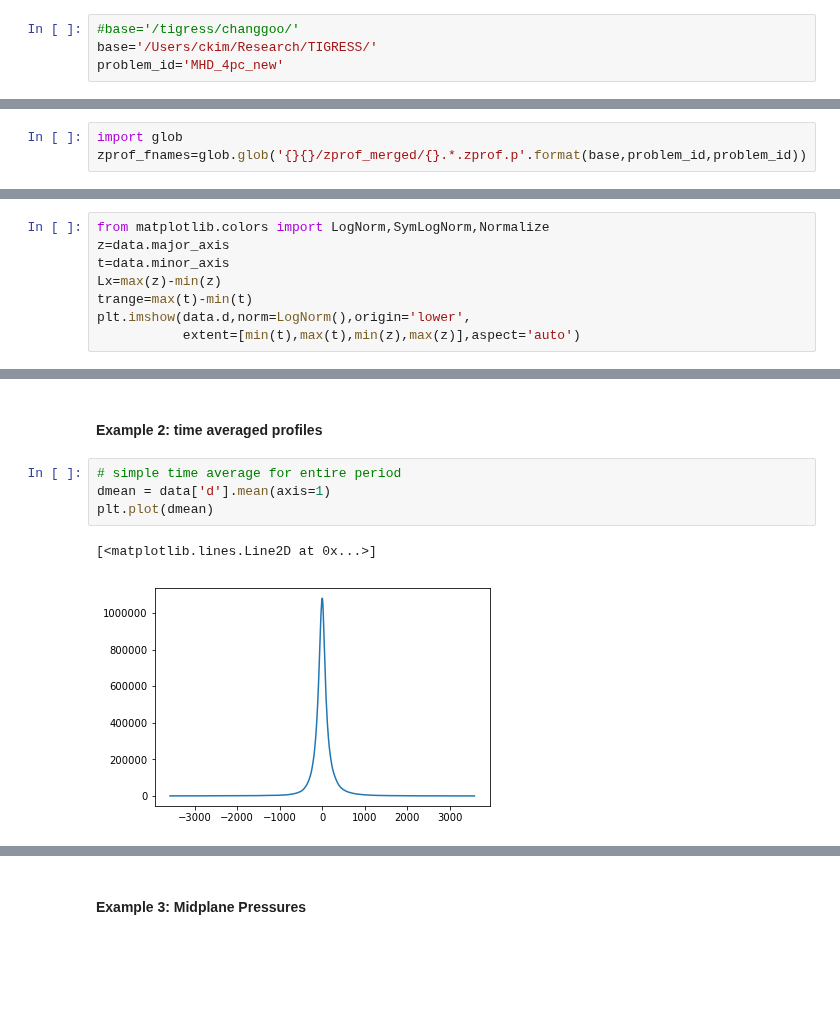
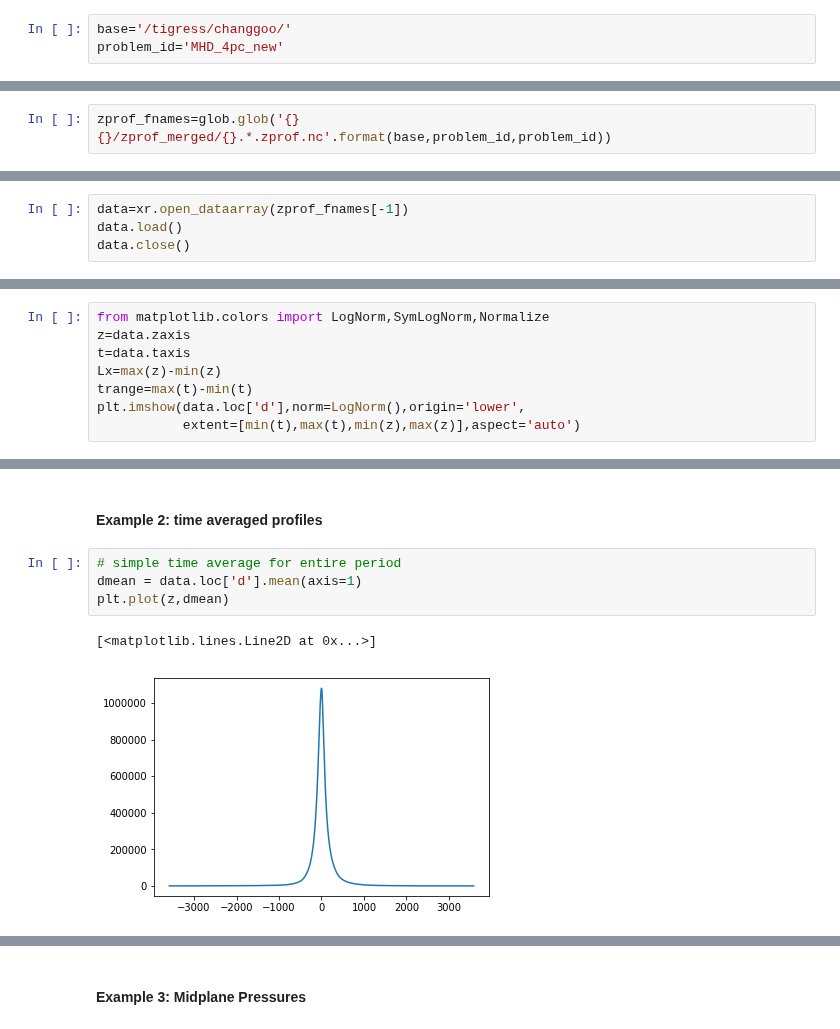
Before and after one commit to changgoo/pyathena, a Jupyter notebook: notebook/zprof_analysis.ipynb, the cells around one changed output, grey strips where cells are left out. Cells and saved outputs as stored; diff of their text form; blank space fills up the shorter version.

Commit message:
revise zprof notebook using xarray

```diff
--- a/notebook/zprof_analysis.ipynb
+++ b/notebook/zprof_analysis.ipynb
@@ -19,6 +21,5 @@ import cPickle as p
 # %% [markdown]
 #### For example, data files for "MHD_4pc_new" model are
 # %%
-#base='/tigress/changgoo/'
-base='/Users/ckim/Research/TIGRESS/'
+base='/tigress/changgoo/'
 problem_id='MHD_4pc_new'
@@ -25,6 +64,5 @@ problem_id='MHD_4pc_new'
 # %%
-import glob
-zprof_fnames=glob.glob('{}{}/zprof_merged/{}.*.zprof.p'.format(base,problem_id,problem_id))
+zprof_fnames=glob.glob('{}{}/zprof_merged/{}.*.zprof.nc'.format(base,problem_id,problem_id))
 # %%
 zprof_fnames.sort()
 zprof_fnames
@@ -51,3 +79,7 @@ data=p.load(open(zprof_fnames[-1],'rb'))
+# %%
+data=xr.open_dataarray(zprof_fnames[-1])
+data.load()
+data.close()
 # %%
 data
 # %% [output]
@@ -143,10 +216,10 @@ $$S_z = B_x^2v_z + B_y^2 v_z -B_z B_x v_x - B_z B_y v_y$$
 # %%
 from matplotlib.colors import LogNorm,SymLogNorm,Normalize
-z=data.major_axis
-t=data.minor_axis
+z=data.zaxis
+t=data.taxis
 Lx=max(z)-min(z)
 trange=max(t)-min(t)
-plt.imshow(data.d,norm=LogNorm(),origin='lower',
+plt.imshow(data.loc['d'],norm=LogNorm(),origin='lower',
            extent=[min(t),max(t),min(z),max(z)],aspect='auto')
 # %% [output]
 <matplotlib.image.AxesImage at 0x...>
@@ -162,10 +235,10 @@ plt.imshow(data.pFzd-data.mFzd,norm=LogNorm(),origin='lower',
 #### Example 2: time averaged profiles
 # %%
 # simple time average for entire period
-dmean = data['d'].mean(axis=1)
-plt.plot(dmean)
+dmean = data.loc['d'].mean(axis=1)
+plt.plot(z,dmean)
 # %% [output]
 [<matplotlib.lines.Line2D at 0x...>]
-[figure, old version]
+[figure, new version]
 # %%
 # note that each data is not normalized by its area. Therefore, you need to calculate "area"
```
Also changed, not shown: parts of 35 cells of this notebook.
